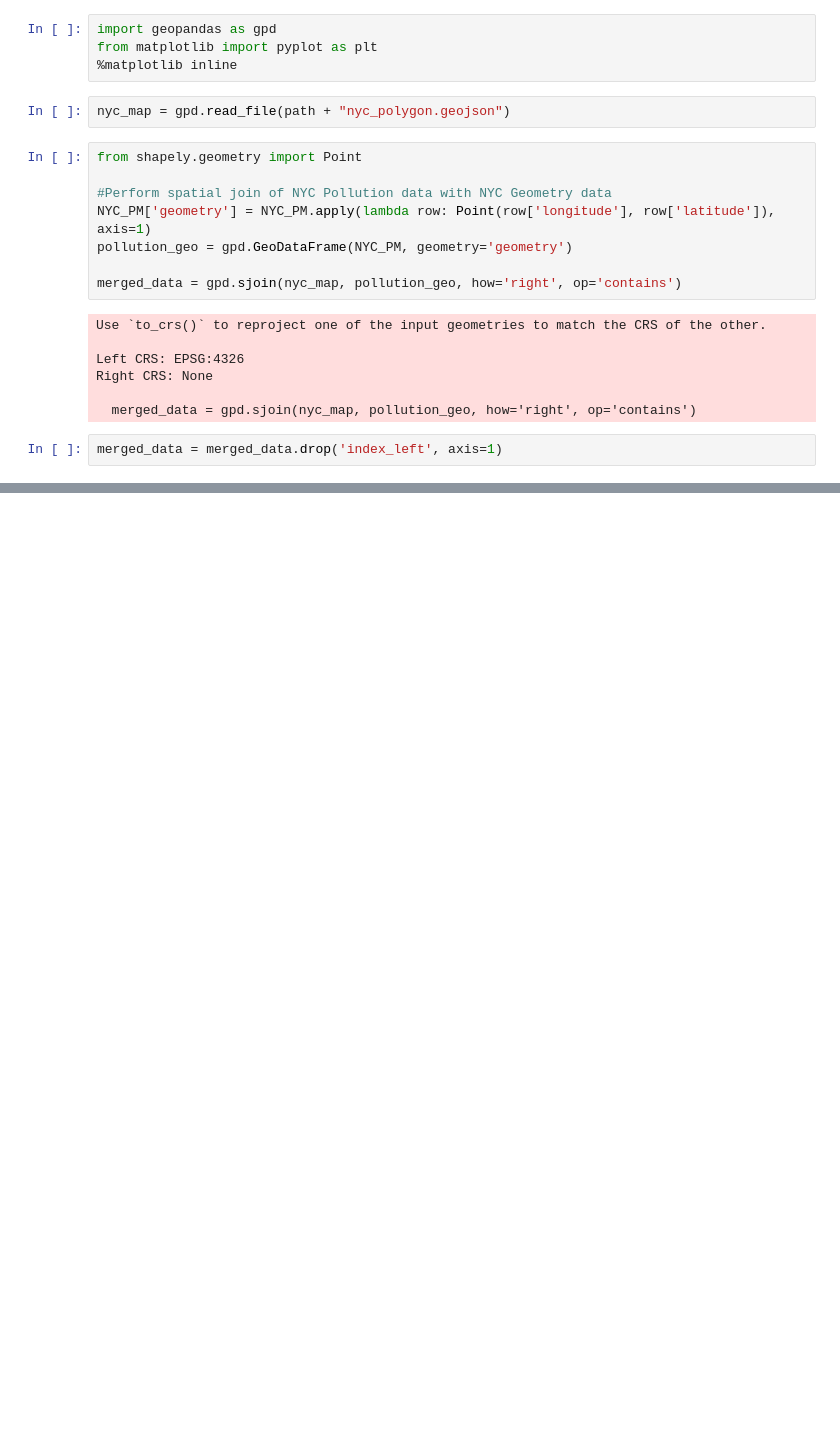
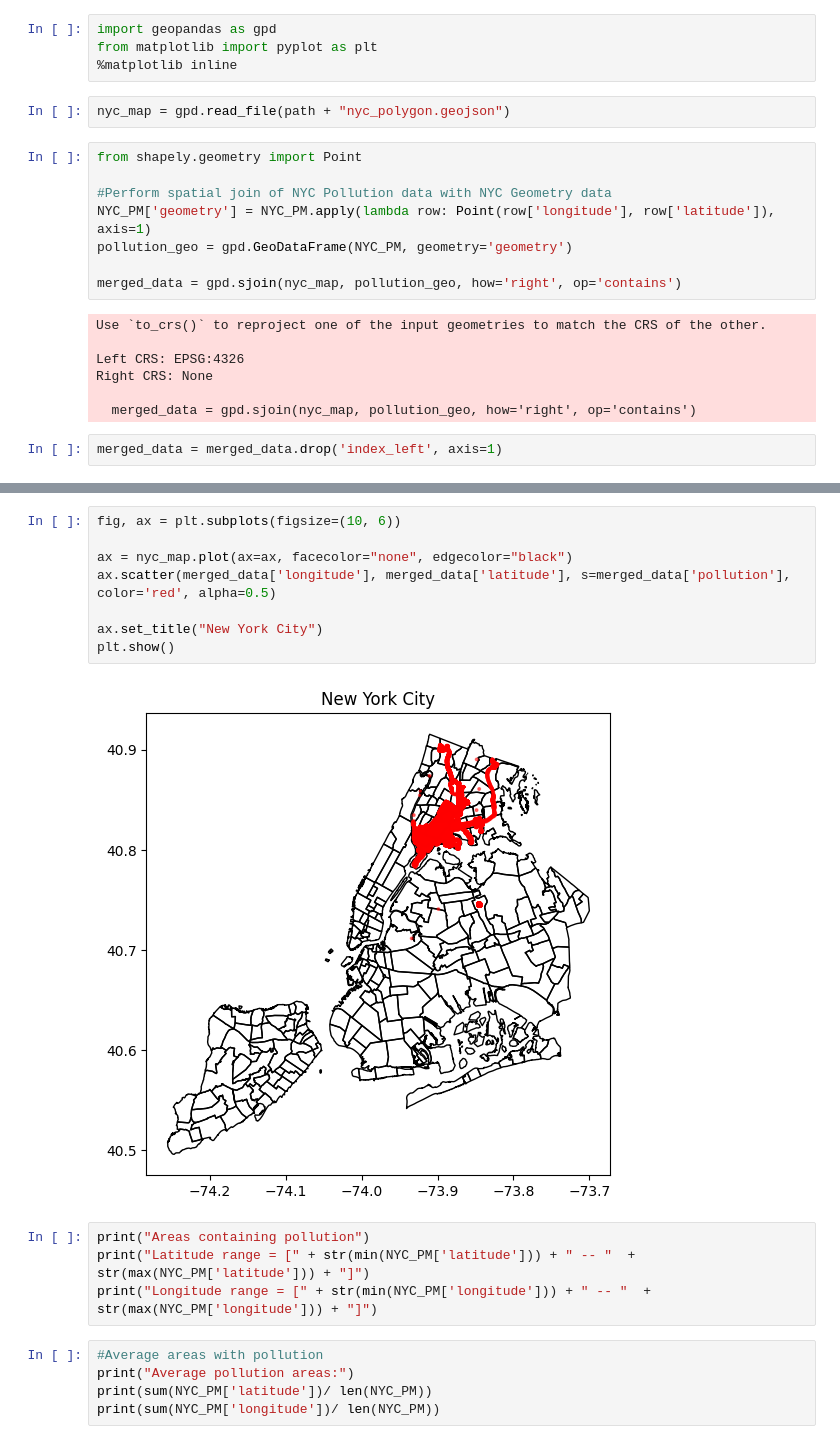
Before and after one commit to Dr-Isam-ALJAWARNEH/ds-project-lstm-forecasting, a Jupyter notebook: Project01_LSTM.ipynb, the cells around one changed output, grey strips where cells are left out. Cells and saved outputs as stored; diff of their text form; blank space fills up the shorter version.

Commit message:
Performing further EDA
Performing EDA with newly merged dataset

```diff
--- a/Project01_LSTM.ipynb
+++ b/Project01_LSTM.ipynb
@@ -241,3 +241,22 @@ merged_data.head()
 | 2021-09-10 12:35:13 | Bronx Park | 2 | Bronx | http://nyc.pediacities.com/Resour... | 40.847649 | -73.869362 | 23.7 | 57.8 | 5.154881 | ... |
 | 2021-09-10 12:35:18 | Bronx Park | 2 | Bronx | http://nyc.pediacities.com/Resour... | 40.847649 | -73.869362 | 23.6 | 57.6 | 4.508813 | ... |
 | 2021-09-10 12:35:23 | Bronx Park | 2 | Bronx | http://nyc.pediacities.com/Resour... | 40.847649 | -73.869362 | 23.6 | 57.5 | 5.539503 | ... |
+# %%
+fig, ax = plt.subplots(figsize=(10, 6))
+
+ax = nyc_map.plot(ax=ax, facecolor="none", edgecolor="black")
+ax.scatter(merged_data['longitude'], merged_data['latitude'], s=merged_data['pollution'], color='red', alpha=0.5)
+
+ax.set_title("New York City")
+plt.show()
+# %% [output]
+[figure, added]
+# %%
+print("Areas containing pollution")
+print("Latitude range = [" + str(min(NYC_PM['latitude'])) + " -- "  + str(max(NYC_PM['latitude'])) + "]")
+print("Longitude range = [" + str(min(NYC_PM['longitude'])) + " -- "  + str(max(NYC_PM['longitude'])) + "]")
+# %%
+#Average areas with pollution
+print("Average pollution areas:")
+print(sum(NYC_PM['latitude'])/ len(NYC_PM))
+print(sum(NYC_PM['longitude'])/ len(NYC_PM))
```
